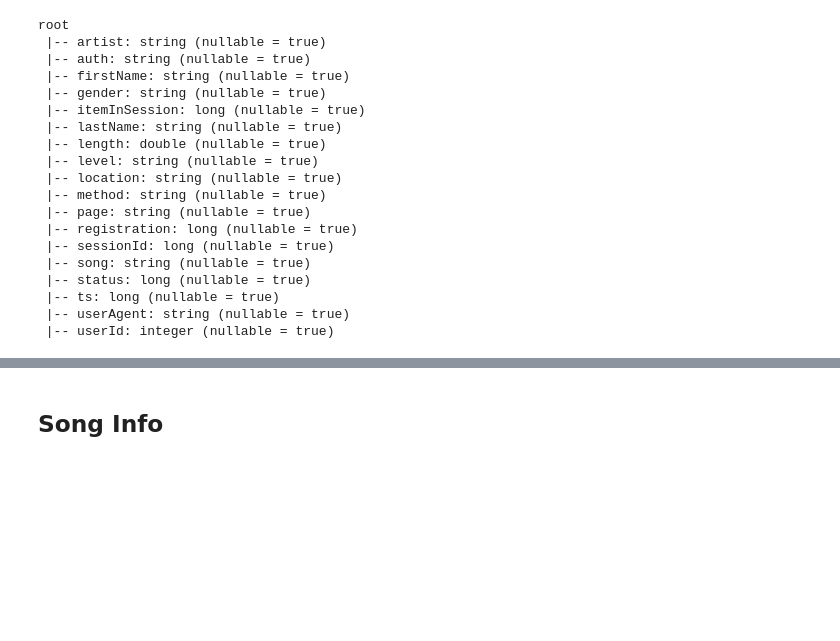
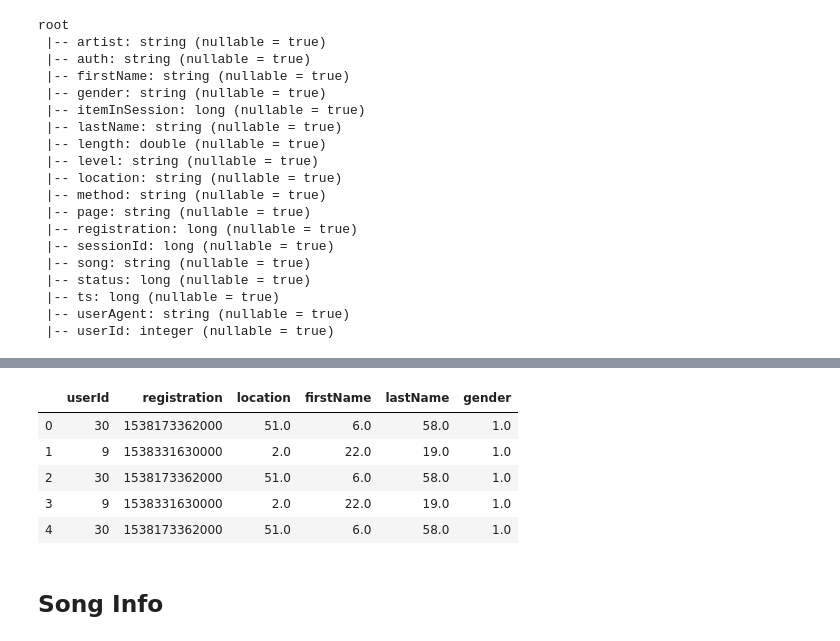
Before and after one commit to mtasende/Spark_ML, a Jupyter notebook: udacity_project/Sparkify.ipynb, the cells around one changed output, grey strips where cells are left out. Cells and saved outputs as stored; diff of their text form; code cells hidden in the pictures; blank space fills up the shorter version.

Commit message:
user data basic preprocessing done

```diff
--- a/udacity_project/Sparkify.ipynb
+++ b/udacity_project/Sparkify.ipynb
@@ -435,0 +513,2 @@ Py4JJavaError: An error occurred while calling o574.collectToPython.
+# %%
+data = spark.read.json(DATA)
@@ -435,0 +541,28 @@ Py4JJavaError: An error occurred while calling o574.collectToPython.
+# %%
+class MyStringIndexer(Estimator):
+    def __init__(self, col_names):
+        super().__init__()
+        self.col_names = col_names
+        self.pipe = Pipeline(stages=[
+            StringIndexer(inputCol=c, outputCol=c + '_idx')
+            for c in self.col_names])
+        self.model = None
+
+    def fit(self, data):
+        self.model = self.pipe.fit(data)
+        return self
+
+    def transform(self, data):
+        result = self.model.transform(data)
+        col_renames = [F.col(c + '_idx').alias(c) if c in self.col_names
+                       else F.col(c) for c in data.columns]
+        result = result.drop(*self.col_names).select(col_renames)
+        return result
+# %%
+user_pipeline = Pipeline(stages=[
+    UserIdNumeric(),
+    MyStringIndexer(['location', 'firstName', 'lastName', 'gender']),
+])
+# %%
+up_model = user_pipeline.fit(data)
+data2 = up_model.transform(data)
@@ -436,2 +590,11 @@ Py4JJavaError: An error occurred while calling o574.collectToPython.
+# %%
+data2.toPandas()[user_cols].head()
+# %% [output]
+|  | userId | registration | location | firstName | lastName | gender |
+| 0 | 30 | 1538173362000 | 51.0 | 6.0 | 58.0 | 1.0 |
+| 1 | 9 | 1538331630000 | 2.0 | 22.0 | 19.0 | 1.0 |
+| 2 | 30 | 1538173362000 | 51.0 | 6.0 | 58.0 | 1.0 |
+| 3 | 9 | 1538331630000 | 2.0 | 22.0 | 19.0 | 1.0 |
+| 4 | 30 | 1538173362000 | 51.0 | 6.0 | 58.0 | 1.0 |
 # %% [markdown]
 ## Song Info
```
Also changed, not shown: parts of 35 cells of this notebook.
